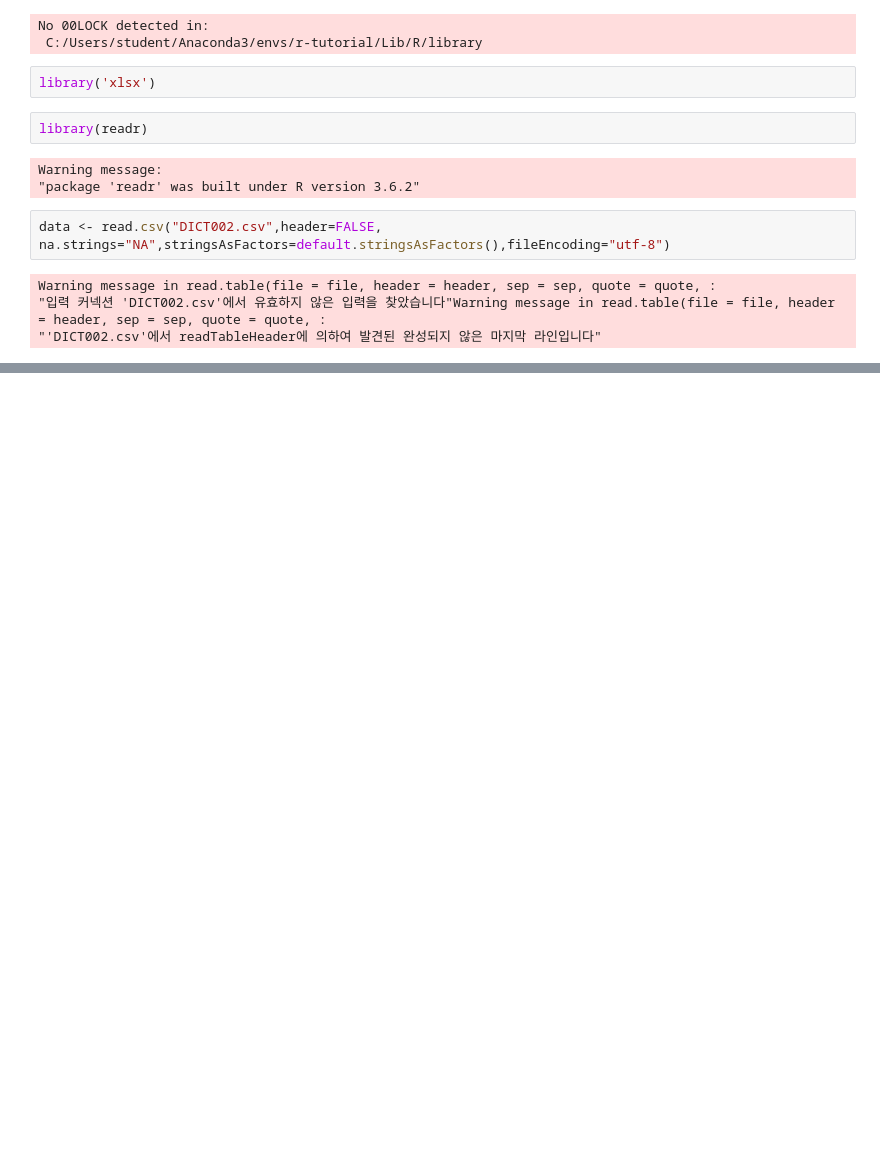
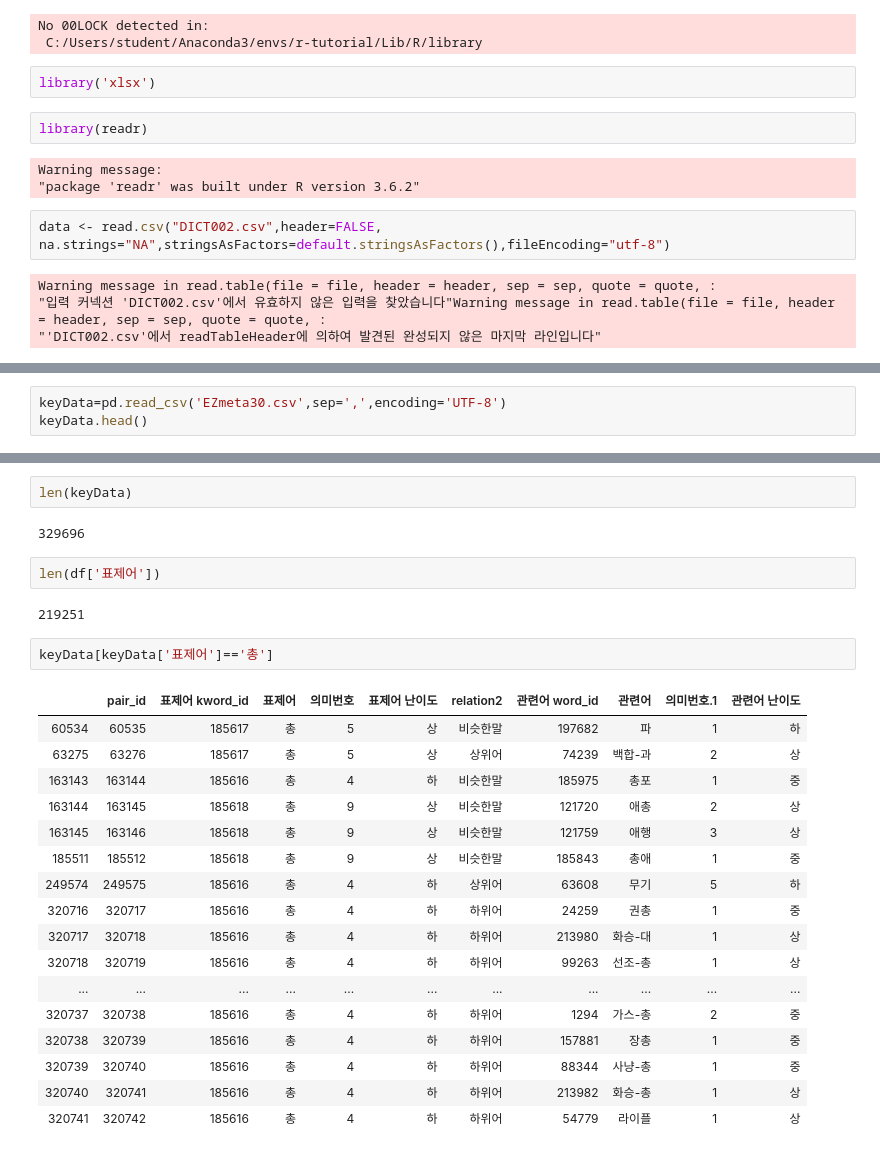
Before and after one commit to boxak/MultiCampus, a Jupyter notebook: NLP/과제.ipynb, the cells around one changed output, grey strips where cells are left out. Saved outputs shown, nothing was run; the diff lists cells and outputs as text; blank space fills up the shorter version.

```diff
--- a/NLP/과제.ipynb
+++ b/NLP/과제.ipynb
@@ -307,0 +478,3 @@ Warning message in read.table(file = file, header = header, sep = sep, quote = q
+# %%
+keyData=pd.read_csv('EZmeta30.csv',sep=',',encoding='UTF-8')
+keyData.head()
@@ -307,0 +488,28 @@ Warning message in read.table(file = file, header = header, sep = sep, quote = q
+# %%
+len(keyData)
+# %% [output]
+329696
+# %%
+len(df['표제어'])
+# %% [output]
+219251
+# %%
+keyData[keyData['표제어']=='총']
+# %% [output]
+|  | pair_id | 표제어 kword_id | 표제어 | 의미번호 | 표제어 난이도 | relation2 | 관련어 word_id | 관련어 | 의미번호.1 | 관련어 난이도 |
+| 60534 | 60535 | 185617 | 총 | 5 | 상 | 비슷한말 | 197682 | 파 | 1 | 하 |
+| 63275 | 63276 | 185617 | 총 | 5 | 상 | 상위어 | 74239 | 백합-과 | 2 | 상 |
+| 163143 | 163144 | 185616 | 총 | 4 | 하 | 비슷한말 | 185975 | 총포 | 1 | 중 |
+| 163144 | 163145 | 185618 | 총 | 9 | 상 | 비슷한말 | 121720 | 애총 | 2 | 상 |
+| 163145 | 163146 | 185618 | 총 | 9 | 상 | 비슷한말 | 121759 | 애행 | 3 | 상 |
+| 185511 | 185512 | 185618 | 총 | 9 | 상 | 비슷한말 | 185843 | 총애 | 1 | 중 |
+| 249574 | 249575 | 185616 | 총 | 4 | 하 | 상위어 | 63608 | 무기 | 5 | 하 |
+| 320716 | 320717 | 185616 | 총 | 4 | 하 | 하위어 | 24259 | 권총 | 1 | 중 |
+| 320717 | 320718 | 185616 | 총 | 4 | 하 | 하위어 | 213980 | 화승-대 | 1 | 상 |
+| 320718 | 320719 | 185616 | 총 | 4 | 하 | 하위어 | 99263 | 선조-총 | 1 | 상 |
+| ... | ... | ... | ... | ... | ... | ... | ... | ... | ... | ... |
+| 320737 | 320738 | 185616 | 총 | 4 | 하 | 하위어 | 1294 | 가스-총 | 2 | 중 |
+| 320738 | 320739 | 185616 | 총 | 4 | 하 | 하위어 | 157881 | 장총 | 1 | 중 |
+| 320739 | 320740 | 185616 | 총 | 4 | 하 | 하위어 | 88344 | 사냥-총 | 1 | 중 |
+| 320740 | 320741 | 185616 | 총 | 4 | 하 | 하위어 | 213982 | 화승-총 | 1 | 상 |
+| 320741 | 320742 | 185616 | 총 | 4 | 하 | 하위어 | 54779 | 라이플 | 1 | 상 |
```
Also changed, not shown: parts of 25 cells of this notebook, 1 other file.
